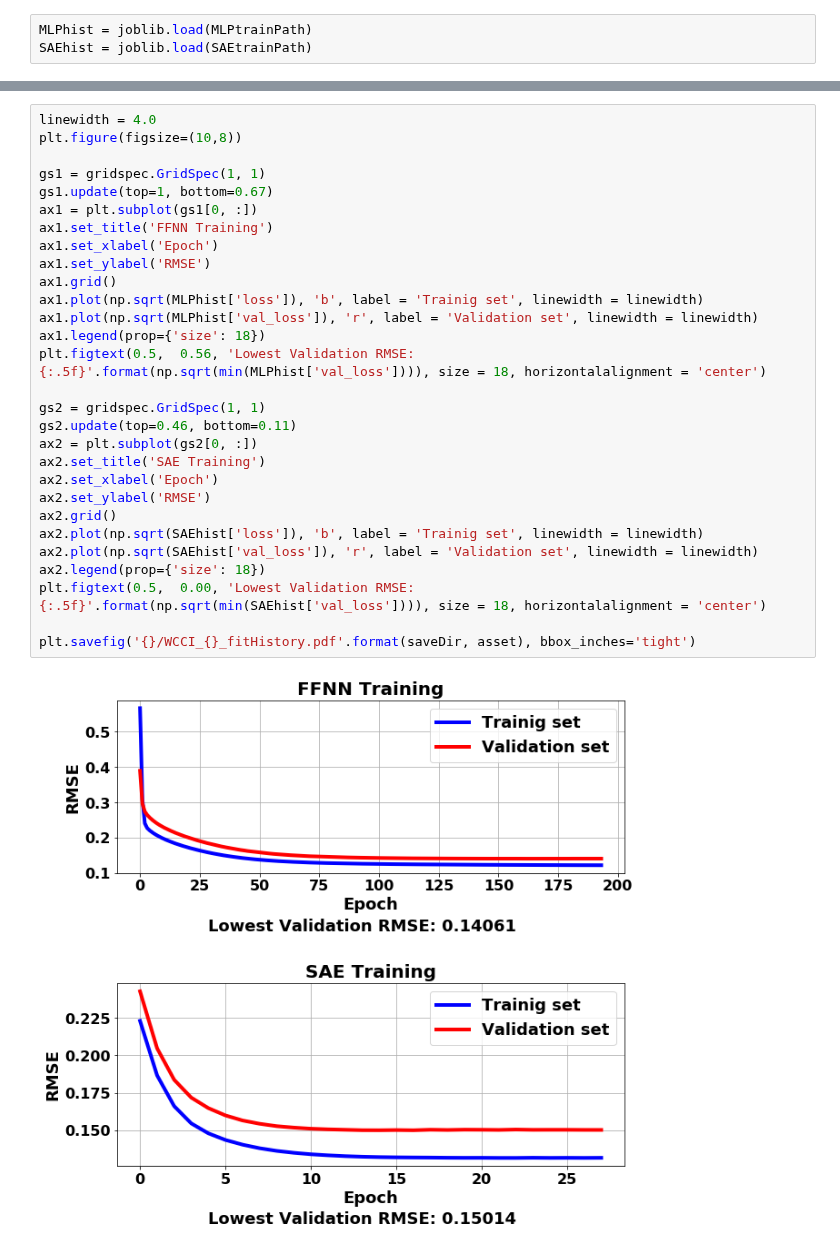
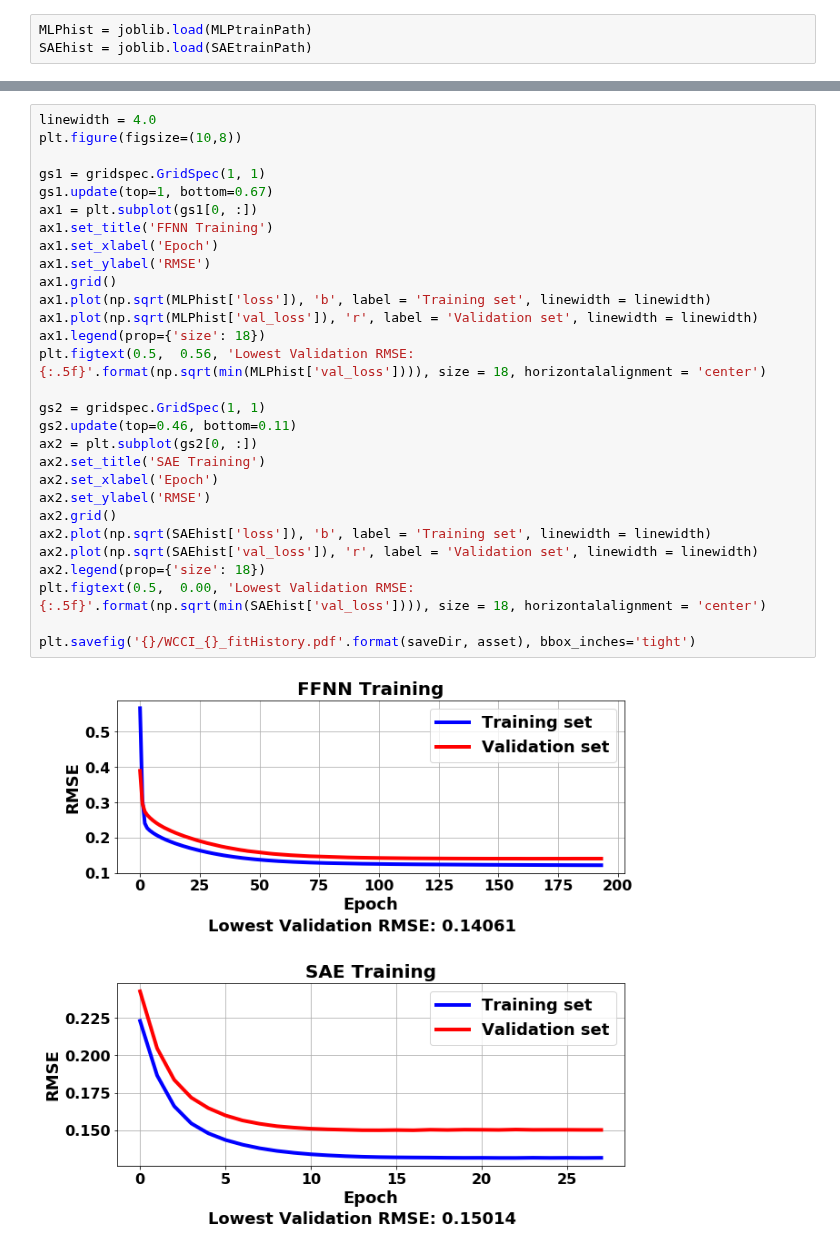
Before and after one commit to danilofrp/neural-stocks, a Jupyter notebook: notebooks/IMAGING.ipynb, the cells around one changed output, grey strips where cells are left out. Drawn from its saved outputs; the diff is of its cells as text.

Commit message:
typo corrected, minor changes on TrainMLP

```diff
--- a/notebooks/IMAGING.ipynb
+++ b/notebooks/IMAGING.ipynb
@@ -65,31 +65,31 @@ ax[1].legend(handles=[trainigSet, validationSet], labels=['training set', 'valid
 # %%
 linewidth = 4.0
 plt.figure(figsize=(10,8))
 
 gs1 = gridspec.GridSpec(1, 1)
 gs1.update(top=1, bottom=0.67)
 ax1 = plt.subplot(gs1[0, :])
 ax1.set_title('FFNN Training')
 ax1.set_xlabel('Epoch')
 ax1.set_ylabel('RMSE')
 ax1.grid()
-ax1.plot(np.sqrt(MLPhist['loss']), 'b', label = 'Trainig set', linewidth = linewidth)
+ax1.plot(np.sqrt(MLPhist['loss']), 'b', label = 'Training set', linewidth = linewidth)
 ax1.plot(np.sqrt(MLPhist['val_loss']), 'r', label = 'Validation set', linewidth = linewidth)
 ax1.legend(prop={'size': 18})
 plt.figtext(0.5,  0.56, 'Lowest Validation RMSE: {:.5f}'.format(np.sqrt(min(MLPhist['val_loss']))), size = 18, horizontalalignment = 'center')
 
 gs2 = gridspec.GridSpec(1, 1)
 gs2.update(top=0.46, bottom=0.11)
 ax2 = plt.subplot(gs2[0, :])
 ax2.set_title('SAE Training')
 ax2.set_xlabel('Epoch')
 ax2.set_ylabel('RMSE')
 ax2.grid()
-ax2.plot(np.sqrt(SAEhist['loss']), 'b', label = 'Trainig set', linewidth = linewidth)
+ax2.plot(np.sqrt(SAEhist['loss']), 'b', label = 'Training set', linewidth = linewidth)
 ax2.plot(np.sqrt(SAEhist['val_loss']), 'r', label = 'Validation set', linewidth = linewidth)
 ax2.legend(prop={'size': 18})
 plt.figtext(0.5,  0.00, 'Lowest Validation RMSE: {:.5f}'.format(np.sqrt(min(SAEhist['val_loss']))), size = 18, horizontalalignment = 'center')
 
 plt.savefig('{}/WCCI_{}_fitHistory.pdf'.format(saveDir, asset), bbox_inches='tight')
 # %% [output]
-[figure, old version]
+[figure, new version]
```
Also changed, not shown: parts of 1 cell of this notebook, 2 other files.
